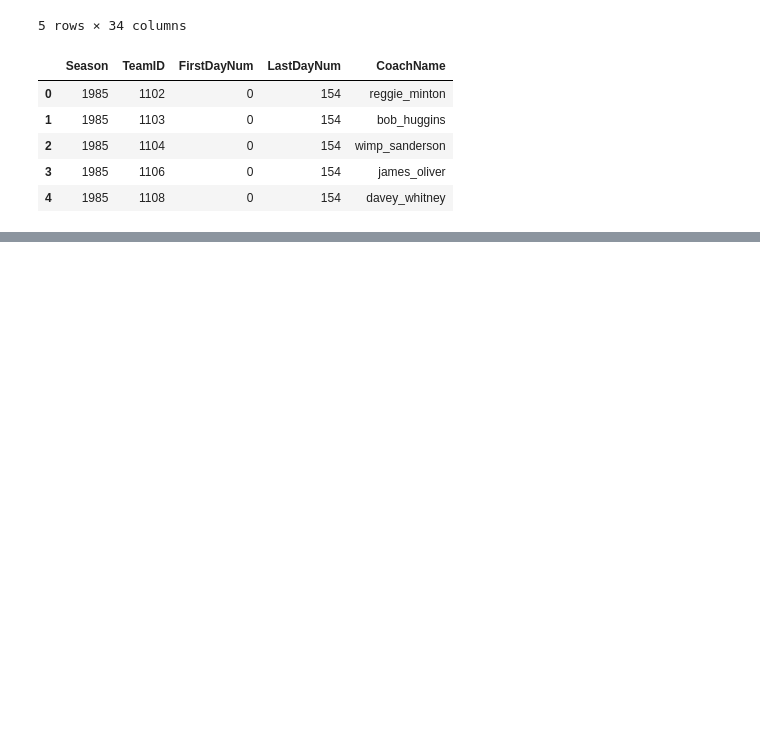
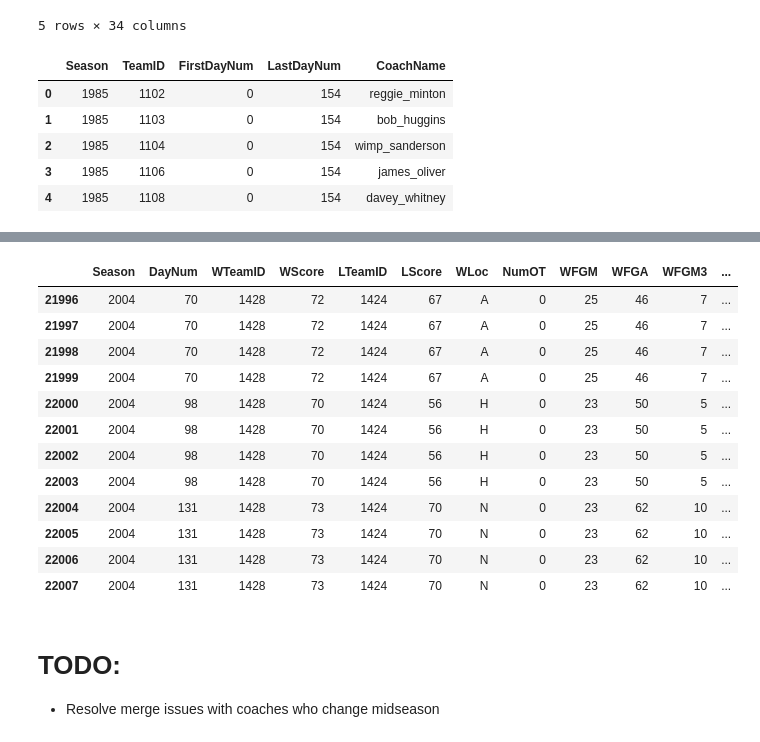
Before and after one commit to PyDataFortWayne/MarchMadness2019, a Jupyter notebook: march_madness_2019.ipynb, the cells around one changed output, grey strips where cells are left out. Saved outputs shown, nothing was run; the diff lists cells and outputs as text; code cells hidden in the pictures; blank space fills up the shorter version.

```diff
--- a/march_madness_2019.ipynb
+++ b/march_madness_2019.ipynb
@@ -140,0 +173,20 @@ df_master.head()
+# %%
+with pd.option_context('display.max_columns', None):
+    display(df_master[df_master['GameID'] == '2004_1424_1428'])
+# %% [output]
+|  | Season | DayNum | WTeamID | WScore | LTeamID | LScore | WLoc | NumOT | WFGM | WFGA | WFGM3 | ... |
+| 21996 | 2004 | 70 | 1428 | 72 | 1424 | 67 | A | 0 | 25 | 46 | 7 | ... |
+| 21997 | 2004 | 70 | 1428 | 72 | 1424 | 67 | A | 0 | 25 | 46 | 7 | ... |
+| 21998 | 2004 | 70 | 1428 | 72 | 1424 | 67 | A | 0 | 25 | 46 | 7 | ... |
+| 21999 | 2004 | 70 | 1428 | 72 | 1424 | 67 | A | 0 | 25 | 46 | 7 | ... |
+| 22000 | 2004 | 98 | 1428 | 70 | 1424 | 56 | H | 0 | 23 | 50 | 5 | ... |
+| 22001 | 2004 | 98 | 1428 | 70 | 1424 | 56 | H | 0 | 23 | 50 | 5 | ... |
+| 22002 | 2004 | 98 | 1428 | 70 | 1424 | 56 | H | 0 | 23 | 50 | 5 | ... |
+| 22003 | 2004 | 98 | 1428 | 70 | 1424 | 56 | H | 0 | 23 | 50 | 5 | ... |
+| 22004 | 2004 | 131 | 1428 | 73 | 1424 | 70 | N | 0 | 23 | 62 | 10 | ... |
+| 22005 | 2004 | 131 | 1428 | 73 | 1424 | 70 | N | 0 | 23 | 62 | 10 | ... |
+| 22006 | 2004 | 131 | 1428 | 73 | 1424 | 70 | N | 0 | 23 | 62 | 10 | ... |
+| 22007 | 2004 | 131 | 1428 | 73 | 1424 | 70 | N | 0 | 23 | 62 | 10 | ... |
+# %% [markdown]
+# TODO:
+- Resolve merge issues with coaches who change midseason
```
Also changed, not shown: parts of 10 cells of this notebook.
